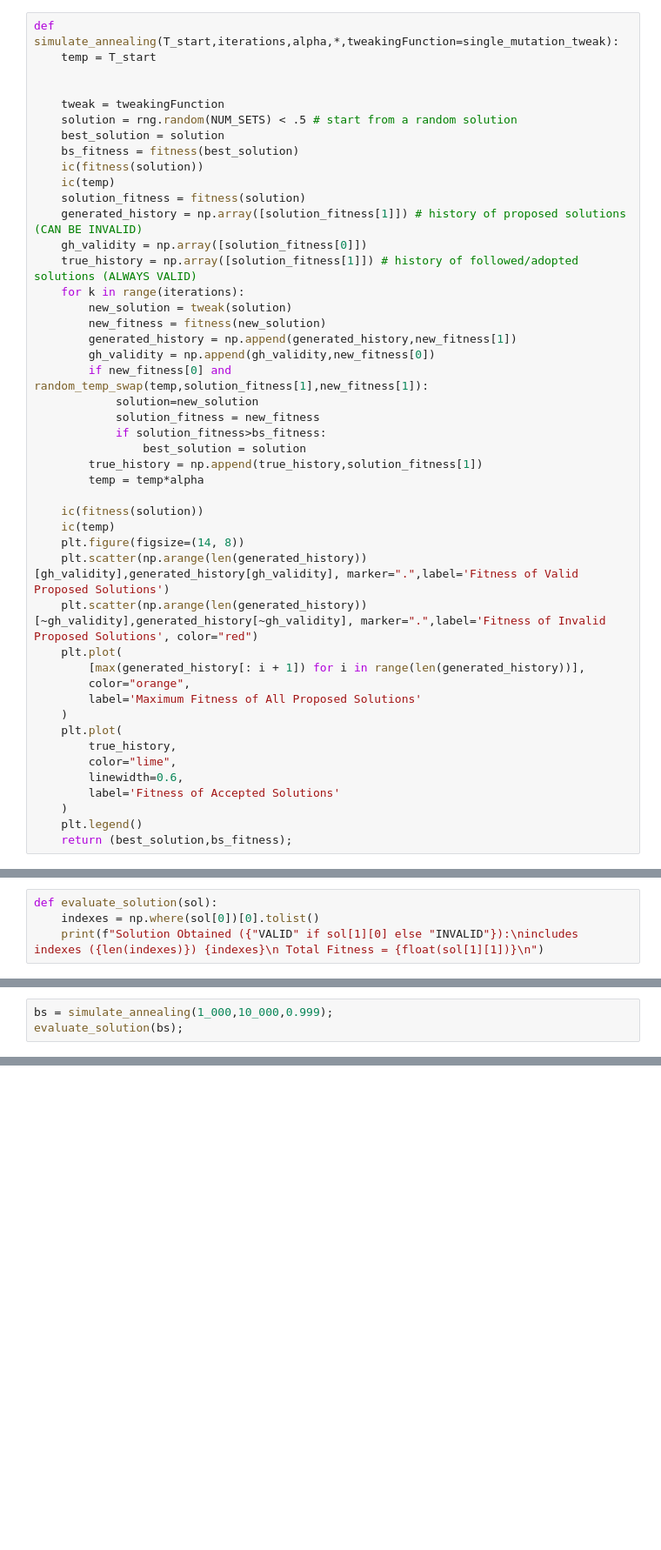
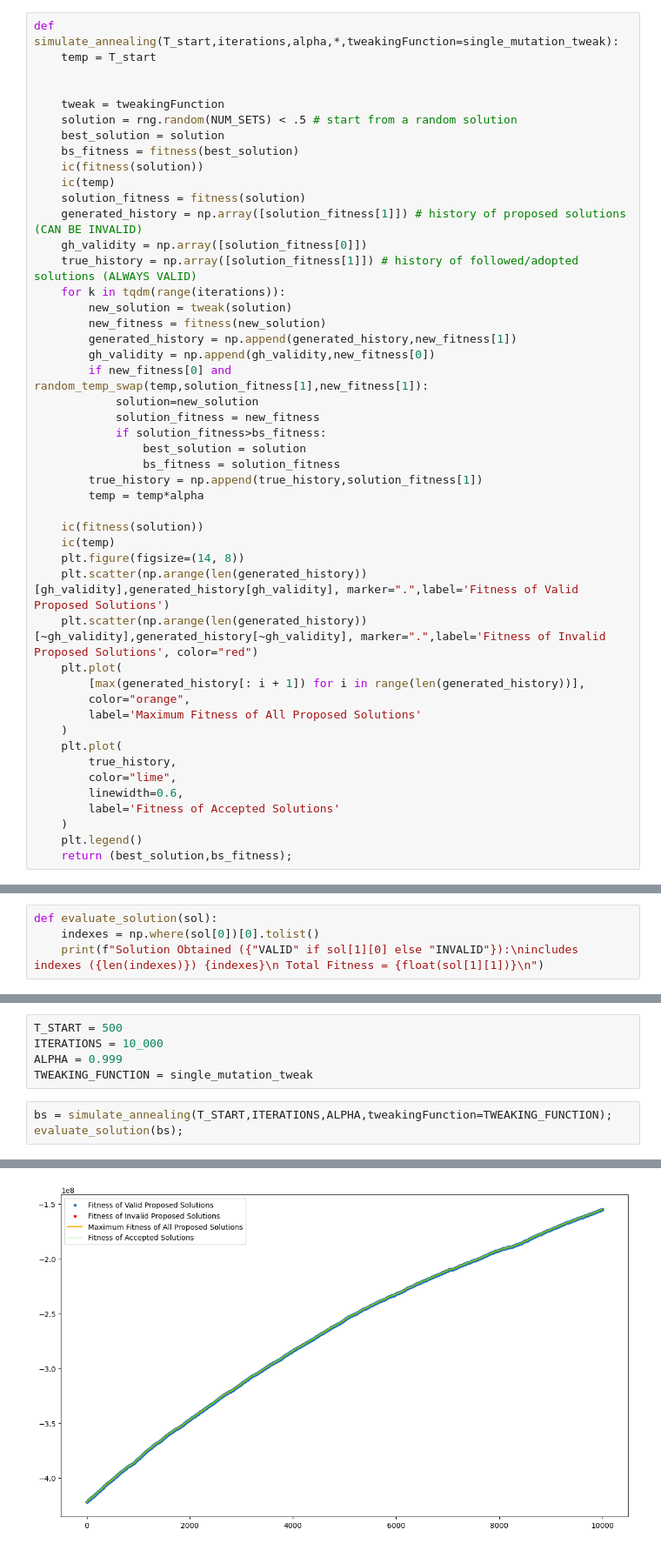
Before and after one commit to aledima00/CI2024_lab1, a Jupyter notebook: set-cover.ipynb, the cells around one changed output, grey strips where cells are left out. Shown at 87% size. Cells and saved outputs as stored; diff of their text form; blank space fills up the shorter version.

```diff
--- a/set-cover.ipynb
+++ b/set-cover.ipynb
@@ -138,7 +154,7 @@ def simulate_annealing(T_start,iterations,alpha,*,tweakingFunction=single_mutati
     generated_history = np.array([solution_fitness[1]]) # history of proposed solutions (CAN BE INVALID)
     gh_validity = np.array([solution_fitness[0]])
     true_history = np.array([solution_fitness[1]]) # history of followed/adopted solutions (ALWAYS VALID)
-    for k in range(iterations):
+    for k in tqdm(range(iterations)):
         new_solution = tweak(solution)
         new_fitness = fitness(new_solution)
         generated_history = np.append(generated_history,new_fitness[1])
@@ -148,6 +164,7 @@ def simulate_annealing(T_start,iterations,alpha,*,tweakingFunction=single_mutati
             solution_fitness = new_fitness
             if solution_fitness>bs_fitness:
                 best_solution = solution
+                bs_fitness = solution_fitness
         true_history = np.append(true_history,solution_fitness[1])
         temp = temp*alpha
 
@@ -178,3 +197,9 @@ def evaluate_solution(sol):
+# %%
+T_START = 500
+ITERATIONS = 10_000
+ALPHA = 0.999
+TWEAKING_FUNCTION = single_mutation_tweak
 # %%
-bs = simulate_annealing(1_000,10_000,0.999);
+bs = simulate_annealing(T_START,ITERATIONS,ALPHA,tweakingFunction=TWEAKING_FUNCTION);
 evaluate_solution(bs);
+# %% [output]
@@ -181,2 +213,3 @@ evaluate_solution(bs);
+[figure, added]
 # %% [markdown]
 ### Iterated Local Search
```
Also changed, not shown: parts of 22 cells of this notebook, 4 other files.
